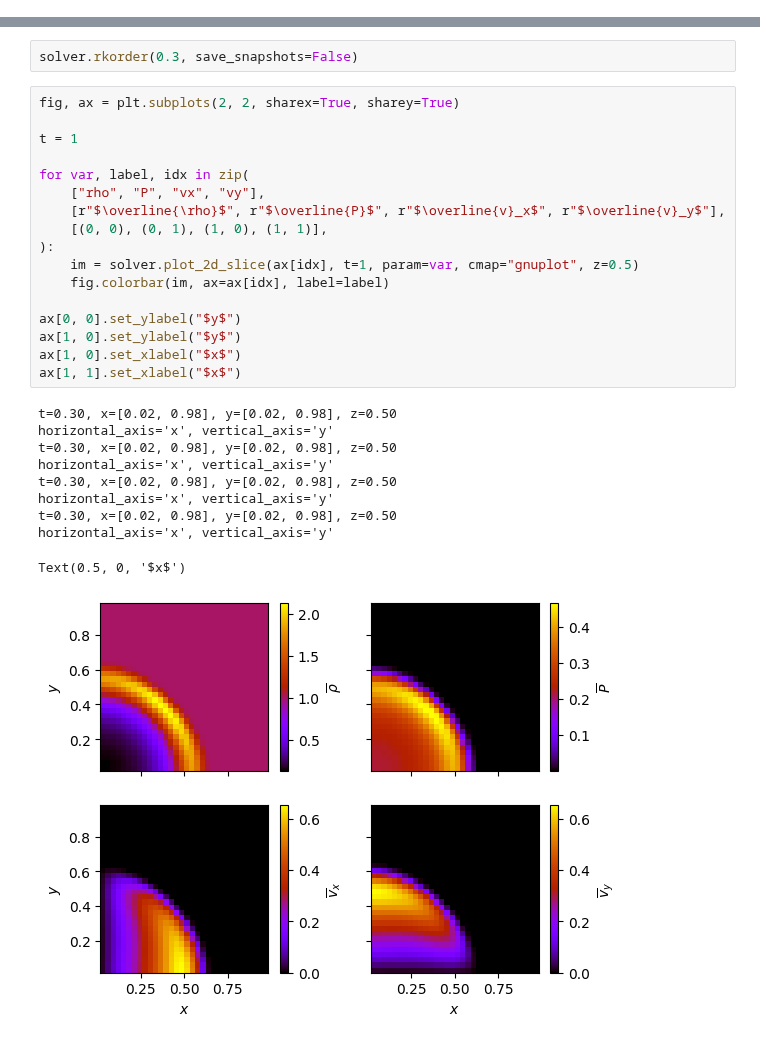
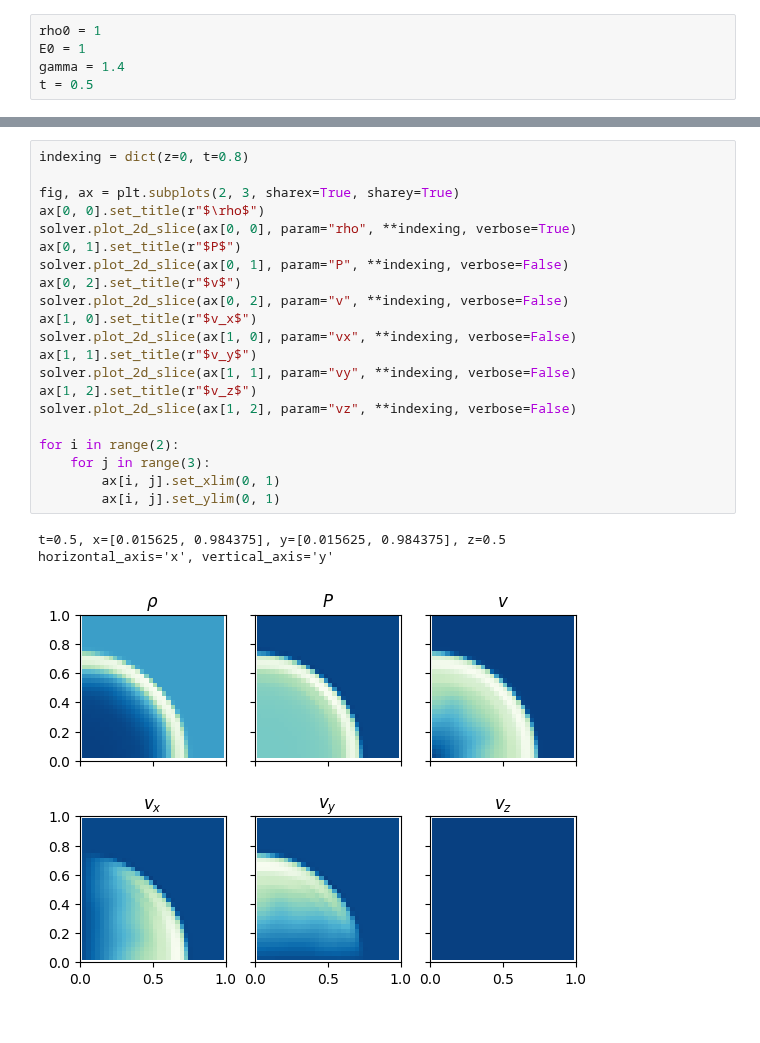
Before and after one commit to jpalafou/FVHOE, a Jupyter notebook: examples/euler/sedov_2d.ipynb, the cells around one changed output, grey strips where cells are left out. Drawn from its saved outputs; the diff is of its cells as text.

```diff
--- a/examples/euler/sedov_2d.ipynb
+++ b/examples/euler/sedov_2d.ipynb
@@ -11 +10,6 @@ WARNING: CuPy is not available. Falling back to NumPy.
+# %%
+rho0 = 1
+E0 = 1
+gamma = 1.4
+t = 0.5
 # %%
@@ -56,30 +47,25 @@ yo
-# %%
-solver.rkorder(0.3, save_snapshots=False)
-# %%
-fig, ax = plt.subplots(2, 2, sharex=True, sharey=True)
-
-t = 1
-
-for var, label, idx in zip(
-    ["rho", "P", "vx", "vy"],
-    [r"$\overline{\rho}$", r"$\overline{P}$", r"$\overline{v}_x$", r"$\overline{v}_y$"],
-    [(0, 0), (0, 1), (1, 0), (1, 1)],
-):
-    im = solver.plot_2d_slice(ax[idx], t=1, param=var, cmap="gnuplot", z=0.5)
-    fig.colorbar(im, ax=ax[idx], label=label)
-
-ax[0, 0].set_ylabel("$y$")
-ax[1, 0].set_ylabel("$y$")
-ax[1, 0].set_xlabel("$x$")
-ax[1, 1].set_xlabel("$x$")
-# %% [output]
-t=0.30, x=[0.02, 0.98], y=[0.02, 0.98], z=0.50
-horizontal_axis='x', vertical_axis='y'
-t=0.30, x=[0.02, 0.98], y=[0.02, 0.98], z=0.50
-horizontal_axis='x', vertical_axis='y'
-t=0.30, x=[0.02, 0.98], y=[0.02, 0.98], z=0.50
-horizontal_axis='x', vertical_axis='y'
-t=0.30, x=[0.02, 0.98], y=[0.02, 0.98], z=0.50
-horizontal_axis='x', vertical_axis='y'
-Text(0.5, 0, '$x$')
-[figure, removed]
+# %%
+indexing = dict(z=0, t=0.8)
+
+fig, ax = plt.subplots(2, 3, sharex=True, sharey=True)
+ax[0, 0].set_title(r"$\rho$")
+solver.plot_2d_slice(ax[0, 0], param="rho", **indexing, verbose=True)
+ax[0, 1].set_title(r"$P$")
+solver.plot_2d_slice(ax[0, 1], param="P", **indexing, verbose=False)
+ax[0, 2].set_title(r"$v$")
+solver.plot_2d_slice(ax[0, 2], param="v", **indexing, verbose=False)
+ax[1, 0].set_title(r"$v_x$")
+solver.plot_2d_slice(ax[1, 0], param="vx", **indexing, verbose=False)
+ax[1, 1].set_title(r"$v_y$")
+solver.plot_2d_slice(ax[1, 1], param="vy", **indexing, verbose=False)
+ax[1, 2].set_title(r"$v_z$")
+solver.plot_2d_slice(ax[1, 2], param="vz", **indexing, verbose=False)
+
+for i in range(2):
+    for j in range(3):
+        ax[i, j].set_xlim(0, 1)
+        ax[i, j].set_ylim(0, 1)
+# %% [output]
+t=0.5, x=[0.015625, 0.984375], y=[0.015625, 0.984375], z=0.5
+horizontal_axis='x', vertical_axis='y'
+[figure, added]
```
Also changed, not shown: parts of 2 cells of this notebook, 6 other files.
